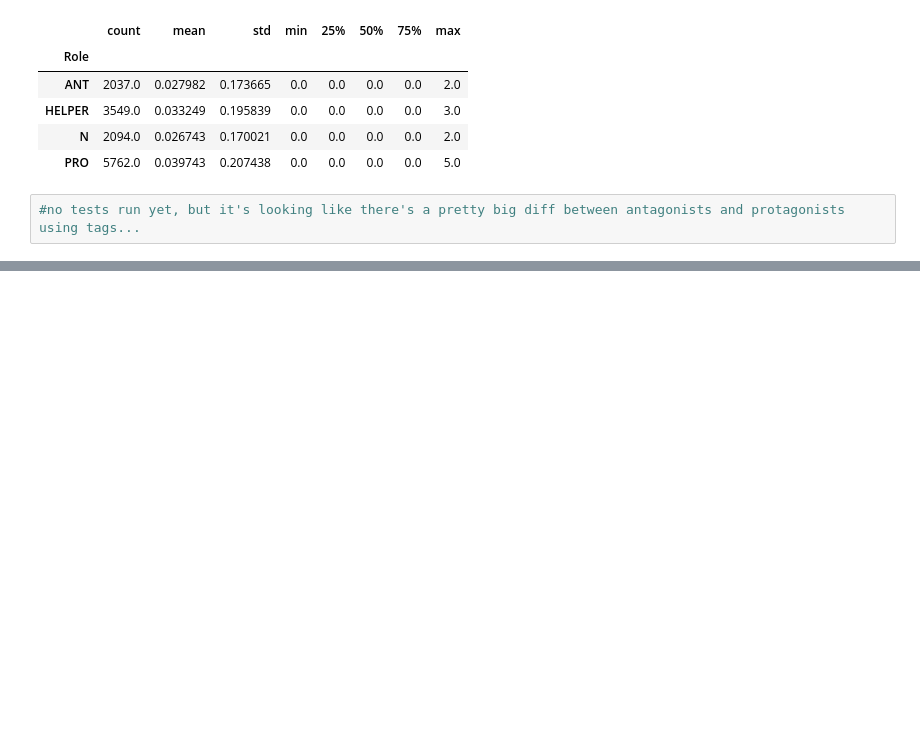
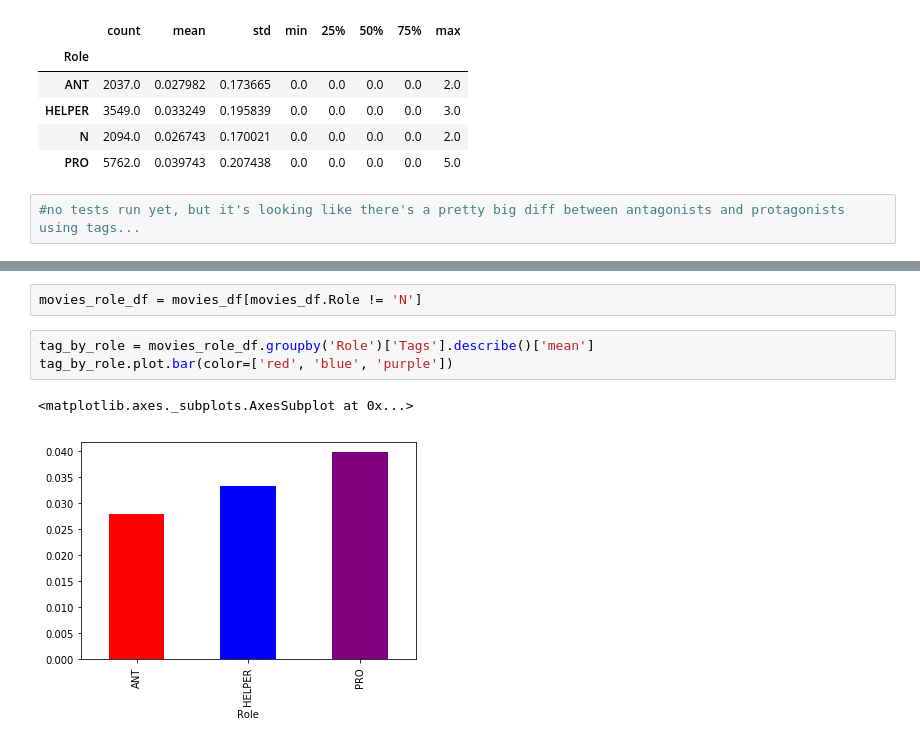
Before and after one commit to Data-Science-for-Linguists-2019/Animated-Movie-Gendered-Dialogue, a Jupyter notebook: code/Tag_Questions.ipynb, the cells around one changed output, grey strips where cells are left out. Cells and saved outputs as stored; diff of their text form; blank space fills up the shorter version.

```diff
--- a/code/Tag_Questions.ipynb
+++ b/code/Tag_Questions.ipynb
@@ -155,0 +187,8 @@ movies_df.groupby('Role')['Tags'].describe()
+# %%
+movies_role_df = movies_df[movies_df.Role != 'N']
+# %%
+tag_by_role = movies_role_df.groupby('Role')['Tags'].describe()['mean']
+tag_by_role.plot.bar(color=['red', 'blue', 'purple'])
+# %% [output]
+<matplotlib.axes._subplots.AxesSubplot at 0x...>
+[figure, added]
```
Also changed, not shown: parts of 19 cells of this notebook.
